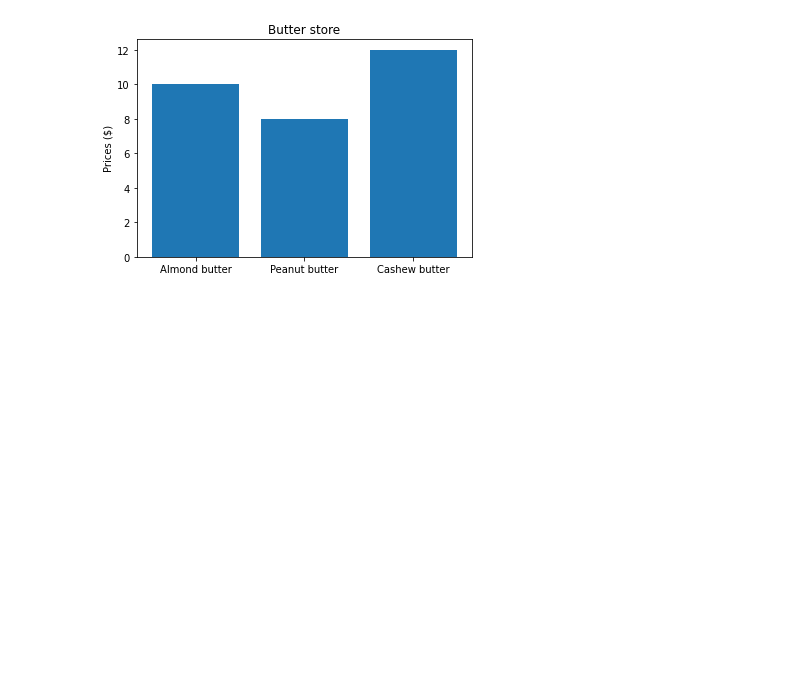
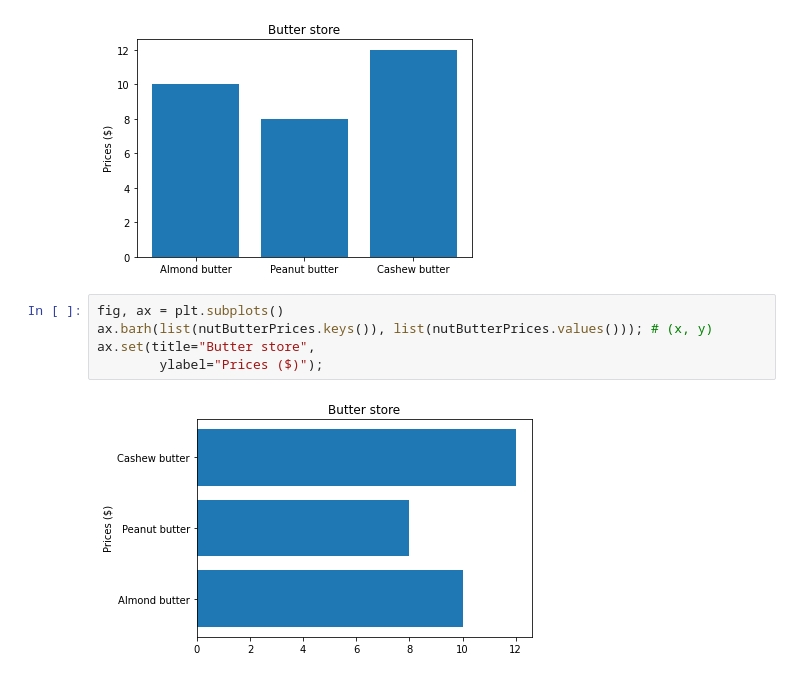
Before and after one commit to akshatz/dataScienceTutorial, a Jupyter notebook: introductionToMatplotlib.ipynb, the cells around one changed output. Saved outputs shown, nothing was run; the diff lists cells and outputs as text; blank space fills up the shorter version.

Commit message:
Subplots 1

```diff
--- a/introductionToMatplotlib.ipynb
+++ b/introductionToMatplotlib.ipynb
@@ -124,3 +124,10 @@ ax.set(title="Butter store",
         ylabel="Prices ($)");
 # %% [output]
 [figure]
+# %%
+fig, ax = plt.subplots()
+ax.barh(list(nutButterPrices.keys()), list(nutButterPrices.values())); # (x, y)
+ax.set(title="Butter store",
+        ylabel="Prices ($)");
+# %% [output]
+[figure, added]
```
Also changed, not shown: parts of 3 cells of this notebook.
